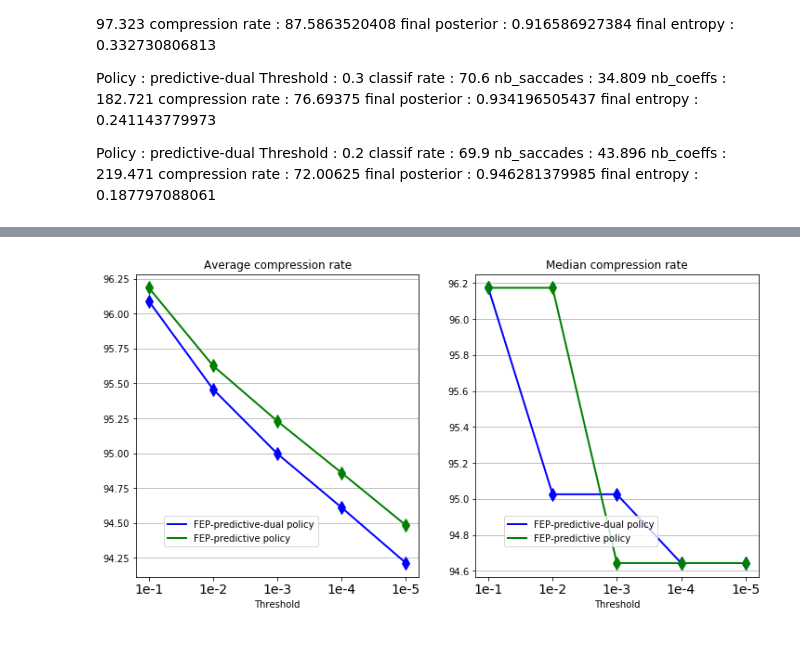
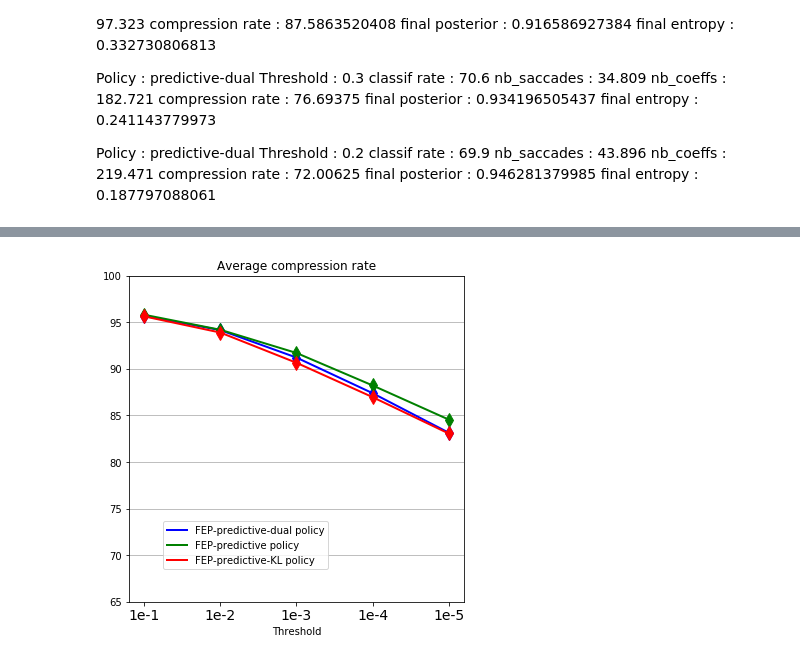
Before and after one commit to gdbmanu/git-active-vision, a Jupyter notebook: foveated-iclr/mnist-waveimage-record-display.ipynb, the cells around one changed output, grey strips where cells are left out. Drawn from its saved outputs; the diff is of its cells as text; code cells hidden in the pictures.

```diff
--- a/foveated-iclr/mnist-waveimage-record-display.ipynb
+++ b/foveated-iclr/mnist-waveimage-record-display.ipynb
@@ -268,0 +191,19 @@ f.gca().yaxis.grid(True)
+# %%
+f = plt.figure(figsize = (6, 6))
+NB_THRESHOLDS = 5
+liste_col = ['b', 'g', 'r']
+for i, POL in enumerate(('FEP-predictive-dual', 'FEP-predictive', 'FEP-predictive-KL')):#('predictive', 'saliency-based', 'random')):
+    plt.plot(np.arange(NB_THRESHOLDS), mem_classif_rate[POL], liste_col[i], label = POL + ' policy', lw=2)
+    plt.plot(np.arange(NB_THRESHOLDS), mem_classif_rate[POL], liste_col[i]+'d', ms = 10)
+#plt.plot([-.1,4.1], [mem_classif_rate['full'][0]] * 2, 'r--', label = 'exhaustive scan', lw=2)
+plt.legend(loc = (.4,.1))
+plt.title('Classification rate', fontsize = 18)
+plt.xlabel('Threshold', fontsize = 14)
+#plt.xticks(np.arange(NB_THRESHOLDS), ('1e-1', '1e-2', '1e-3', '1e-4', '1e-5'), fontsize = 14)
+plt.xticks(np.arange(NB_THRESHOLDS), ('1', '3e-1', '1e-1', '3e-2', '1e-2'), fontsize = 14)
+#plt.xticks(np.arange(NB_THRESHOLDS), ('2', '1.5', '1', '7e-1', '5e-1', '3e-1', '2e-1', '1e-1'), fontsize = 14)
+plt.yticks(fontsize = 14)
+#plt.xlim([-.2,4.2])
+#plt.ylim([70, 100])
+f.gca().yaxis.grid(True)
+plt.savefig('FEP-CNN-classif.png')
@@ -269,38 +268,23 @@ f.gca().yaxis.grid(True)
 # %%
-f = plt.figure(figsize = (12, 6))
+f = plt.figure(figsize = (6, 6))
 
-axe = plt.subplot(1,2,1)
+axe = plt.subplot(1,1,1)
 liste_col = ['b', 'g', 'r']
-for i, POL in enumerate(('FEP-predictive-dual', 'FEP-predictive')):
+for i, POL in enumerate(('FEP-predictive-dual', 'FEP-predictive', 'FEP-predictive-KL')):
     plt.plot(np.arange(NB_THRESHOLDS), np.mean(np.array(mem_mem_compression_rate[POL]), 1), \
              liste_col[i], label = POL + ' policy', lw = 2)
     plt.plot(np.arange(NB_THRESHOLDS), np.mean(np.array(mem_mem_compression_rate[POL]), 1), \
              liste_col[i]+'d', ms = 10)
 plt.legend(loc = (.1,.1))
 plt.title('Average compression rate')
 plt.xlabel('Threshold')
 plt.xticks(np.arange(NB_THRESHOLDS), ('1e-1', '1e-2', '1e-3', '1e-4', '1e-5'), fontsize = 14)
 #plt.xticks(np.arange(NB_THRESHOLDS), ('1', '3e-1', '1e-1', '3e-2', '1e-2'), fontsize = 14)
 #plt.xticks(np.arange(NB_THRESHOLDS), ('2', '1.5', '1', '7e-1', '5e-1', '3e-1', '2e-1', '1e-1'), fontsize = 14)
 #plt.xlim([-.2,4.2])
-#plt.ylim([70, 100])
+plt.ylim([65, 100])
 axe.yaxis.grid(True)
 
-axe = plt.subplot(1,2,2)
-liste_col = ['b', 'g', 'r']
-for i, POL in enumerate(('FEP-predictive-dual', 'FEP-predictive')):
-    plt.plot(np.arange(NB_THRESHOLDS), np.median(np.array(mem_mem_compression_rate[POL]), 1), \
-             liste_col[i], label = POL + ' policy', lw = 2)
-    plt.plot(np.arange(NB_THRESHOLDS), np.median(np.array(mem_mem_compression_rate[POL]), 1), \
-             liste_col[i]+'d', ms = 10)
-plt.legend(loc = (.1,.1))
-plt.title('Median compression rate')
-plt.xlabel('Threshold')
-plt.xticks(np.arange(NB_THRESHOLDS), ('1e-1', '1e-2', '1e-3', '1e-4', '1e-5'), fontsize = 14)
-#plt.xticks(np.arange(NB_THRESHOLDS), ('1', '3e-1', '1e-1', '3e-2', '1e-2'), fontsize = 14)
-#plt.xticks(np.arange(NB_THRESHOLDS), ('2', '1.5', '1', '7e-1', '5e-1', '3e-1', '2e-1', '1e-1'), fontsize = 14)
-#plt.xlim([-.2,4.2])
-#plt.ylim([70, 100])
-axe.yaxis.grid(True)
+plt.savefig('FEP-CNN-compression.png')
 # %% [output]
-[figure, old version]
+[figure, new version]
```
Also changed, not shown: parts of 9 cells of this notebook, 20 other files.
